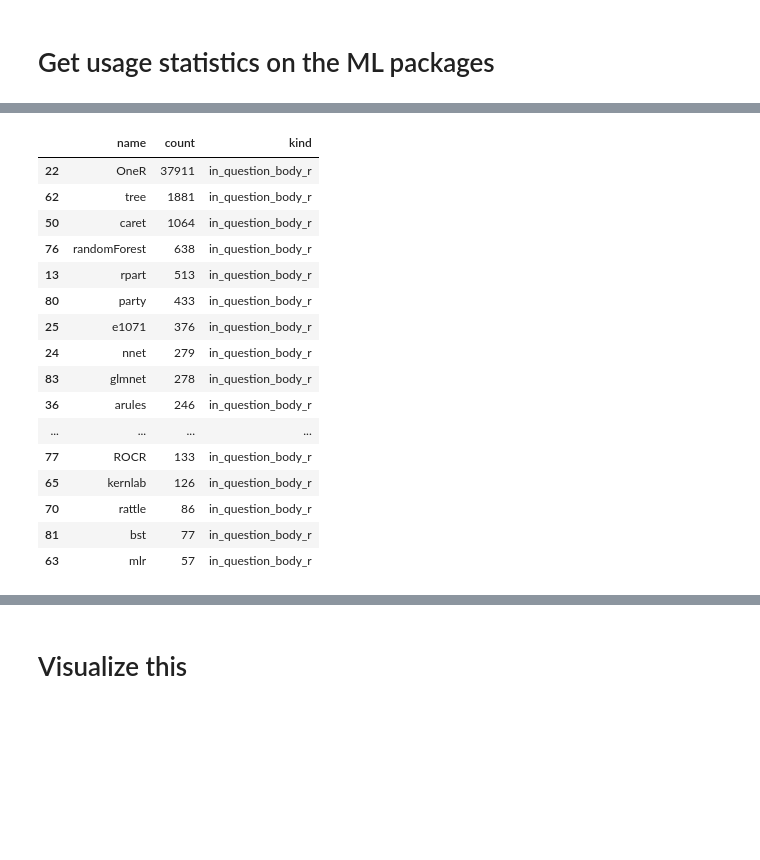
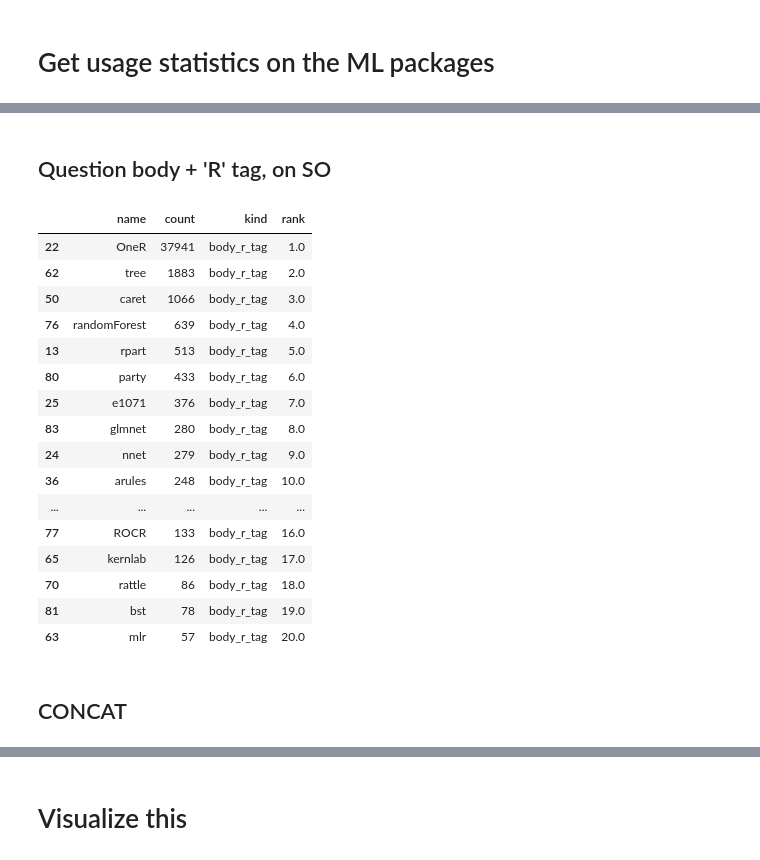
Before and after one commit to thedataincubator/data-science-blogs, a Jupyter notebook: draft-blog-data-analysis.ipynb, the cells around one changed output, grey strips where cells are left out. Cells and saved outputs as stored; diff of their text form; code cells hidden in the pictures; blank space fills up the shorter version.

```diff
--- a/draft-blog-data-analysis.ipynb
+++ b/draft-blog-data-analysis.ipynb
@@ -32,3 +18,5 @@ package_list = get_package_list(URL)
+# %%
+package_list = ut.read_package_txt("package-list-from-cran-task-view.txt")
 # %%
 len(package_list)
 # %% [output]
@@ -107,22 +101,28 @@ df_body.head(20)
+# %% [markdown]
+## Question body + 'R' tag, on SO
 # %%
-df_body_r = count_dict_to_pd(question_body_counts_r, kind="in_question_body_r")
+df_body_r = count_dict_to_pd(question_body_counts_r, kind="body_r_tag")
+df_body_r['rank'] = df_body_r['count'].rank(ascending=False)
+
 
 df_body_r.head(20)
 # %% [output]
-|  | name | count | kind |
-| 22 | OneR | 37911 | in_question_body_r |
-| 62 | tree | 1881 | in_question_body_r |
-| 50 | caret | 1064 | in_question_body_r |
-| 76 | randomForest | 638 | in_question_body_r |
-| 13 | rpart | 513 | in_question_body_r |
-| 80 | party | 433 | in_question_body_r |
-| 25 | e1071 | 376 | in_question_body_r |
-| 24 | nnet | 279 | in_question_body_r |
-| 83 | glmnet | 278 | in_question_body_r |
-| 36 | arules | 246 | in_question_body_r |
-| ... | ... | ... | ... |
-| 77 | ROCR | 133 | in_question_body_r |
-| 65 | kernlab | 126 | in_question_body_r |
-| 70 | rattle | 86 | in_question_body_r |
-| 81 | bst | 77 | in_question_body_r |
-| 63 | mlr | 57 | in_question_body_r |
+|  | name | count | kind | rank |
+| 22 | OneR | 37941 | body_r_tag | 1.0 |
+| 62 | tree | 1883 | body_r_tag | 2.0 |
+| 50 | caret | 1066 | body_r_tag | 3.0 |
+| 76 | randomForest | 639 | body_r_tag | 4.0 |
+| 13 | rpart | 513 | body_r_tag | 5.0 |
+| 80 | party | 433 | body_r_tag | 6.0 |
+| 25 | e1071 | 376 | body_r_tag | 7.0 |
+| 83 | glmnet | 280 | body_r_tag | 8.0 |
+| 24 | nnet | 279 | body_r_tag | 9.0 |
+| 36 | arules | 248 | body_r_tag | 10.0 |
+| ... | ... | ... | ... | ... |
+| 77 | ROCR | 133 | body_r_tag | 16.0 |
+| 65 | kernlab | 126 | body_r_tag | 17.0 |
+| 70 | rattle | 86 | body_r_tag | 18.0 |
+| 81 | bst | 78 | body_r_tag | 19.0 |
+| 63 | mlr | 57 | body_r_tag | 20.0 |
+# %% [markdown]
+## CONCAT
```
Also changed, not shown: parts of 25 cells of this notebook, 1 other file.
